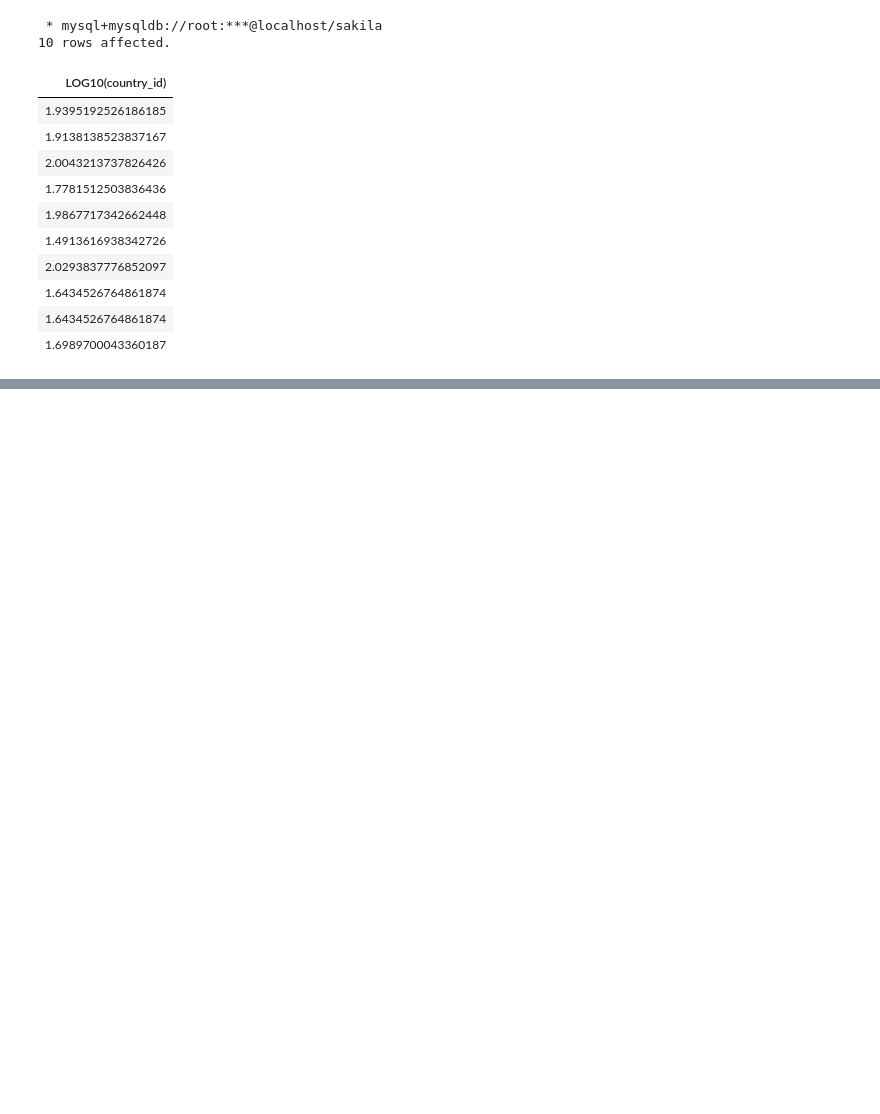
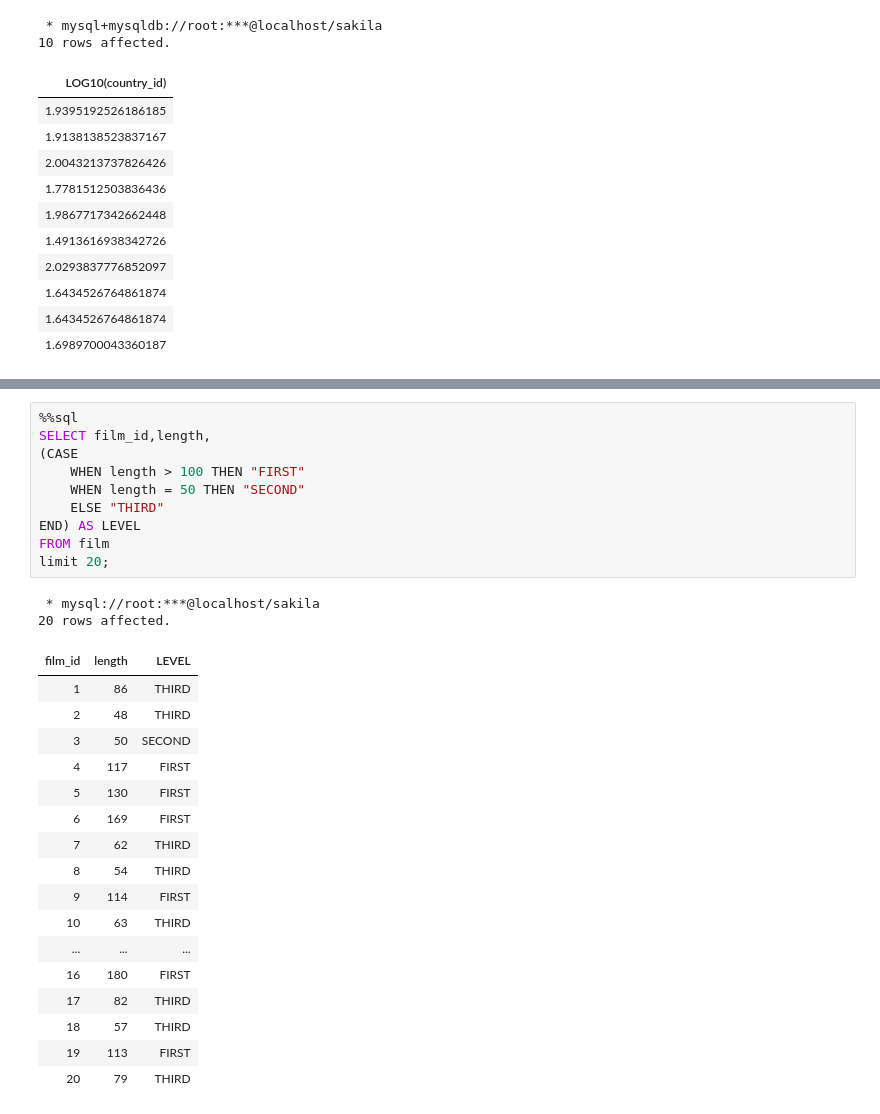
Before and after one commit to jinlin82/database-and-sql, a Jupyter notebook: sql-magic.ipynb, the cells around one changed output, grey strips where cells are left out. Drawn from its saved outputs; the diff is of its cells as text; blank space fills up the shorter version.

```diff
--- a/sql-magic.ipynb
+++ b/sql-magic.ipynb
@@ -1015,0 +1147,30 @@ from products limit 20;
+# %%
+%%sql
+SELECT film_id,length,
+(CASE
+    WHEN length > 100 THEN "FIRST"
+    WHEN length = 50 THEN "SECOND"
+    ELSE "THIRD"
+END) AS LEVEL
+FROM film
+limit 20;
+# %% [output]
+ * mysql://root:***@localhost/sakila
+20 rows affected.
+| film_id | length | LEVEL |
+| 1 | 86 | THIRD |
+| 2 | 48 | THIRD |
+| 3 | 50 | SECOND |
+| 4 | 117 | FIRST |
+| 5 | 130 | FIRST |
+| 6 | 169 | FIRST |
+| 7 | 62 | THIRD |
+| 8 | 54 | THIRD |
+| 9 | 114 | FIRST |
+| 10 | 63 | THIRD |
+| ... | ... | ... |
+| 16 | 180 | FIRST |
+| 17 | 82 | THIRD |
+| 18 | 57 | THIRD |
+| 19 | 113 | FIRST |
+| 20 | 79 | THIRD |
```
Also changed, not shown: parts of 28 cells of this notebook.
